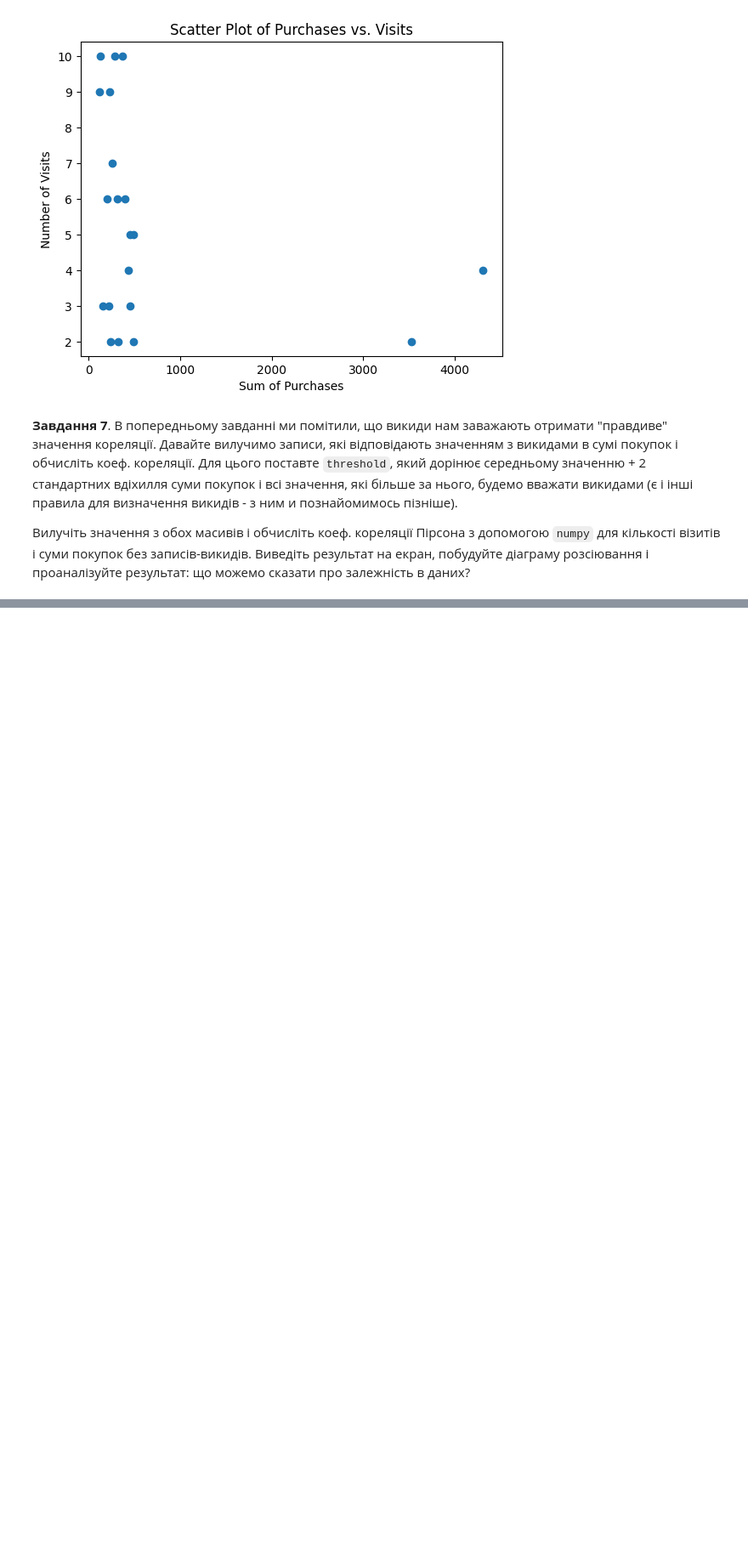
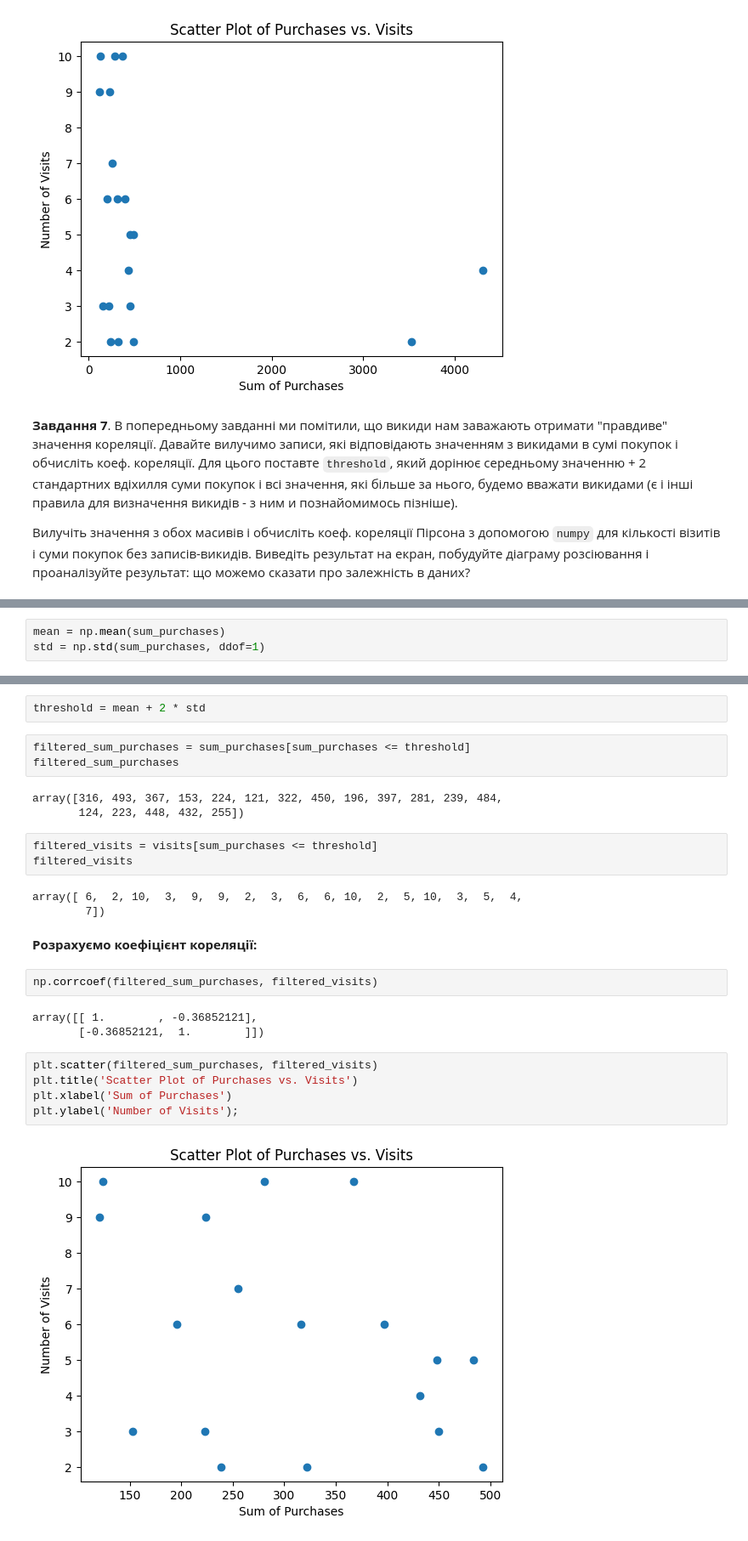
Before and after one commit to yelenana/machine_learning, a Jupyter notebook: HW_1_1_Основи_статистики.ipynb, the cells around one changed output, grey strips where cells are left out. Shown: that part at 85% size. Drawn from its saved outputs; the diff is of its cells as text; blank space fills up the shorter version.

```diff
--- a/HW_1_1_Основи_статистики.ipynb
+++ b/HW_1_1_Основи_статистики.ipynb
@@ -173,0 +243,3 @@ plt.ylabel('Number of Visits');
+# %%
+mean = np.mean(sum_purchases)
+std = np.std(sum_purchases, ddof=1)
@@ -173,0 +248,28 @@ plt.ylabel('Number of Visits');
+# %%
+threshold = mean + 2 * std
+# %%
+filtered_sum_purchases = sum_purchases[sum_purchases <= threshold]
+filtered_sum_purchases
+# %% [output]
+array([316, 493, 367, 153, 224, 121, 322, 450, 196, 397, 281, 239, 484,
+       124, 223, 448, 432, 255])
+# %%
+filtered_visits = visits[sum_purchases <= threshold]
+filtered_visits
+# %% [output]
+array([ 6,  2, 10,  3,  9,  9,  2,  3,  6,  6, 10,  2,  5, 10,  3,  5,  4,
+        7])
+# %% [markdown]
+**Розрахуємо коефіцієнт кореляції:**
+# %%
+np.corrcoef(filtered_sum_purchases, filtered_visits)
+# %% [output]
+array([[ 1.        , -0.36852121],
+       [-0.36852121,  1.        ]])
+# %%
+plt.scatter(filtered_sum_purchases, filtered_visits)
+plt.title('Scatter Plot of Purchases vs. Visits')
+plt.xlabel('Sum of Purchases')
+plt.ylabel('Number of Visits');
+# %% [output]
+[figure, added]
```
Also changed, not shown: parts of 22 cells of this notebook.
